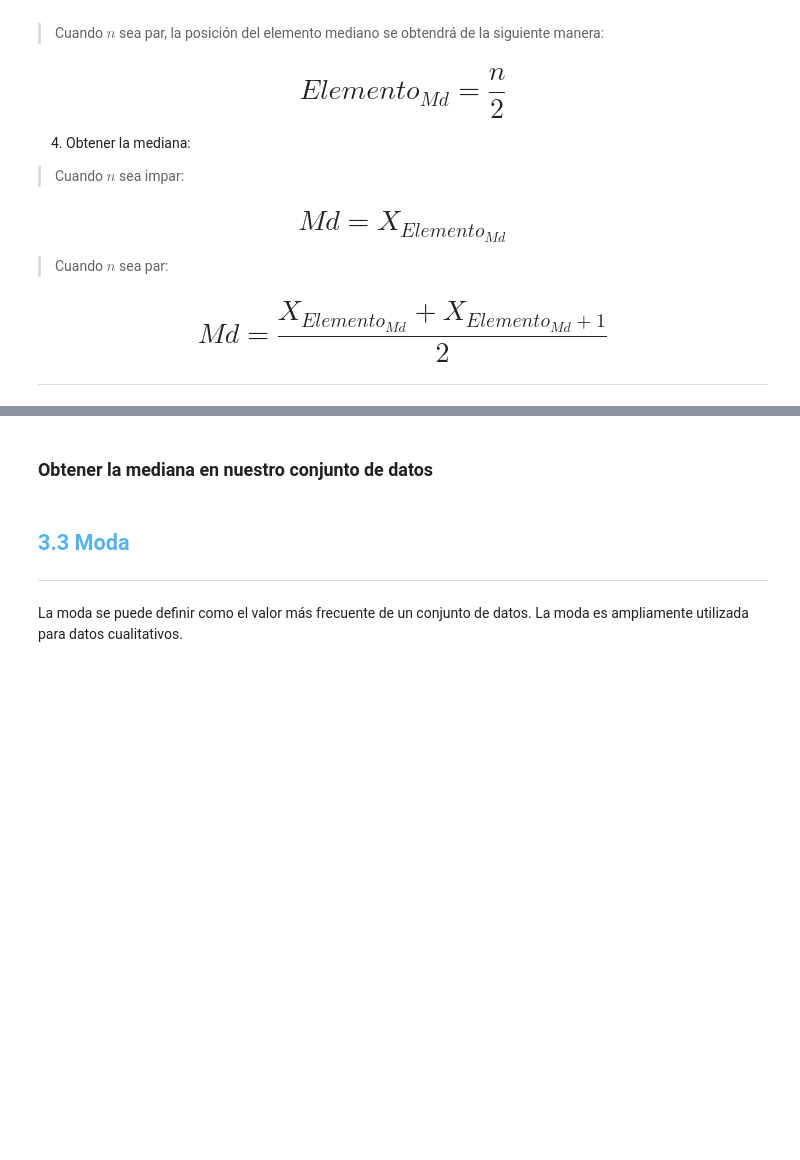
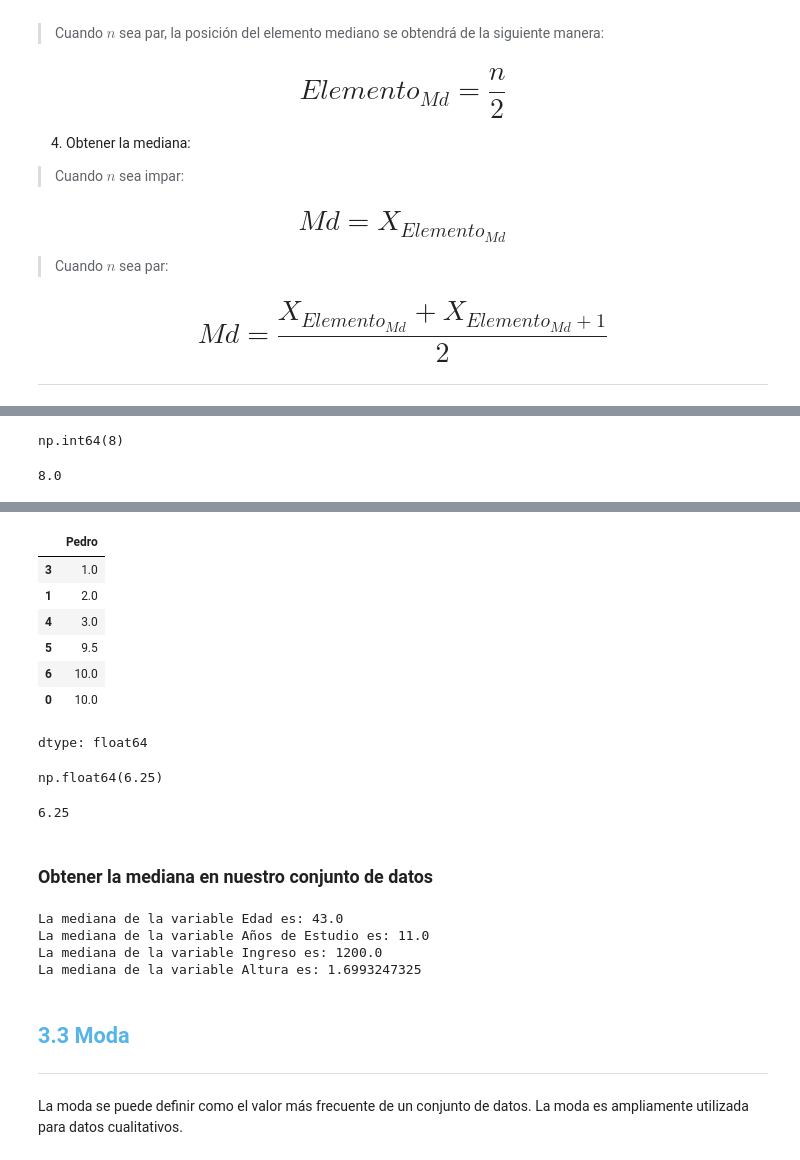
Before and after one commit to JLuceroVasquez/estadistica-con-python-frecuencia-y-medidas, a Jupyter notebook: Curso_de_Estadística_con_Python_1.ipynb, the cells around one changed output, grey strips where cells are left out. Drawn from its saved outputs; the diff is of its cells as text; code cells hidden in the pictures; blank space fills up the shorter version.

```diff
--- a/Curso_de_Estadística_con_Python_1.ipynb
+++ b/Curso_de_Estadística_con_Python_1.ipynb
@@ -559,9 +597,63 @@ Para obtener la mediana de un conjunto de datos, debemos proceder de la siguient
+# %%
+#Se resete el índice, para que sea numérico.
+df.reset_index(inplace=True, names='Asignatura')
+# %%
+#Calculo manual de la mediana
+mediana_maria= df['María'].iloc[md-1]
+mediana_maria
+# %% [output]
+np.int64(8)
+# %%
+#Médoto alternativo con Pandas.
+mediana_maria = df['María'].median()
+mediana_maria
+# %% [output]
+8.0
 # %% [markdown]
 ### Ejemplo 2 - n par
 
 <img src='https://caelum-online-public.s3.amazonaws.com/ESP-1752-estadistica-con-python-parte1/img003.png' width='50%' style="float:left">
+# %%
+#Se crea un dataframe con las notas de Pedro, de tamaño par.
+df_pedro = df['Pedro'].sample(6, random_state=200) #El parámetro random_state asegura la reproducibilidad de resultados.
+df_pedro.sort_values(ascending=True, inplace=True)
+df_pedro
+# %% [output]
+|  | Pedro |
+| 3 | 1.0 |
+| 1 | 2.0 |
+| 4 | 3.0 |
+| 5 | 9.5 |
+| 6 | 10.0 |
+| 0 | 10.0 |
+dtype: float64
+# %%
+#Se calculan las posiciones de los números en la posición central.
+md = (len(df_pedro))/2
+md = int(md)
+
+mediana_pedro = (df_pedro.iloc[md-1]+df_pedro.iloc[md])/2
+mediana_pedro
+# %% [output]
+np.float64(6.25)
+# %%
+#Cálculo de la mediana con Pandas.
+df_pedro.median()
+# %% [output]
+6.25
 # %% [markdown]
 ### Obtener la mediana en nuestro conjunto de datos
+# %%
+#Cálculo de la mediana de las variables numéricas.
+columnas_numericas = ['Edad', 'Años de Estudio', 'Ingreso', 'Altura']
+
+for columna in columnas_numericas:
+    print(f"La mediana de la variable {columna} es: {datos[columna].median()}")
+# %% [output]
+La mediana de la variable Edad es: 43.0
+La mediana de la variable Años de Estudio es: 11.0
+La mediana de la variable Ingreso es: 1200.0
+La mediana de la variable Altura es: 1.6993247325
 # %% [markdown]
 ## <font color=#56B4E9>3.3 Moda</font>
 ***
```
Also changed, not shown: parts of 20 cells of this notebook.
